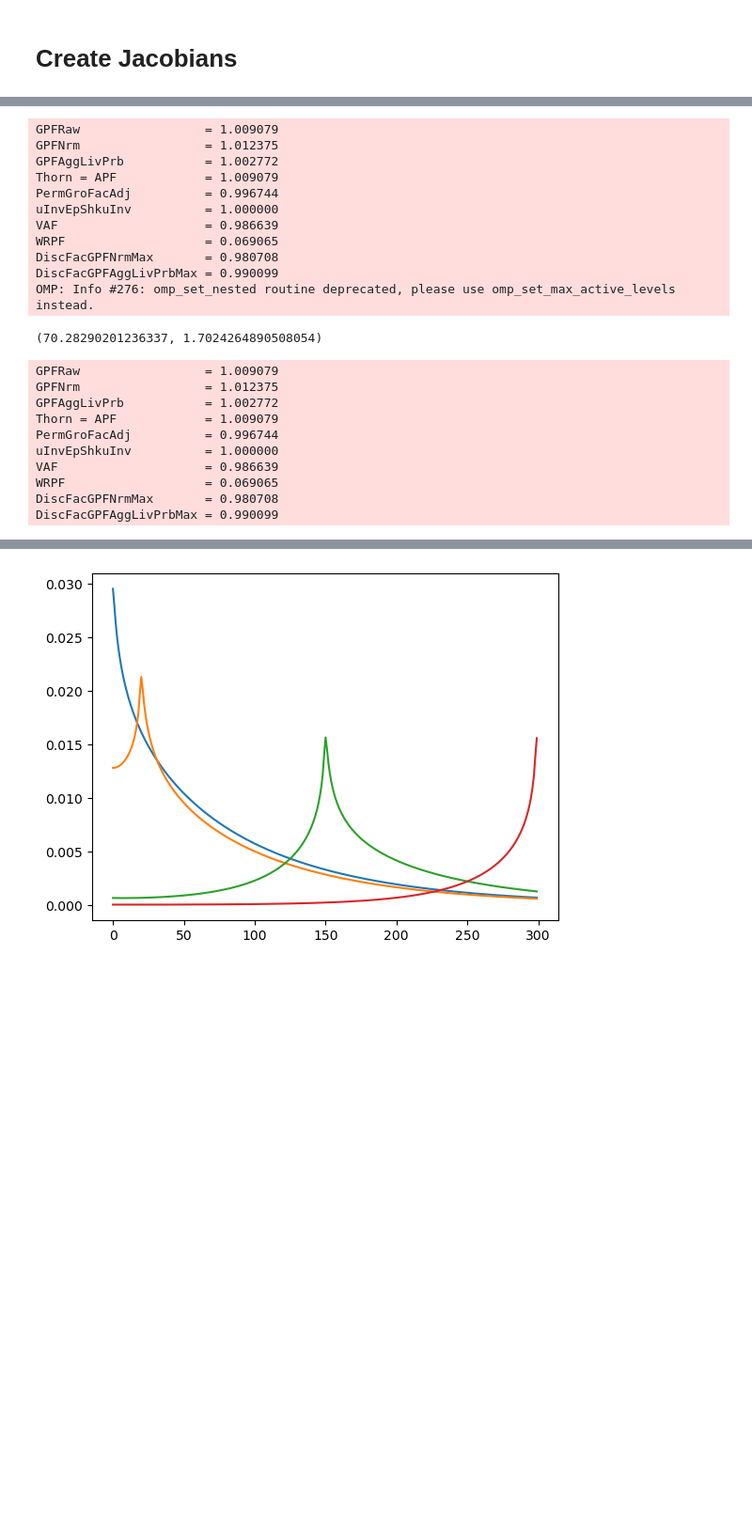
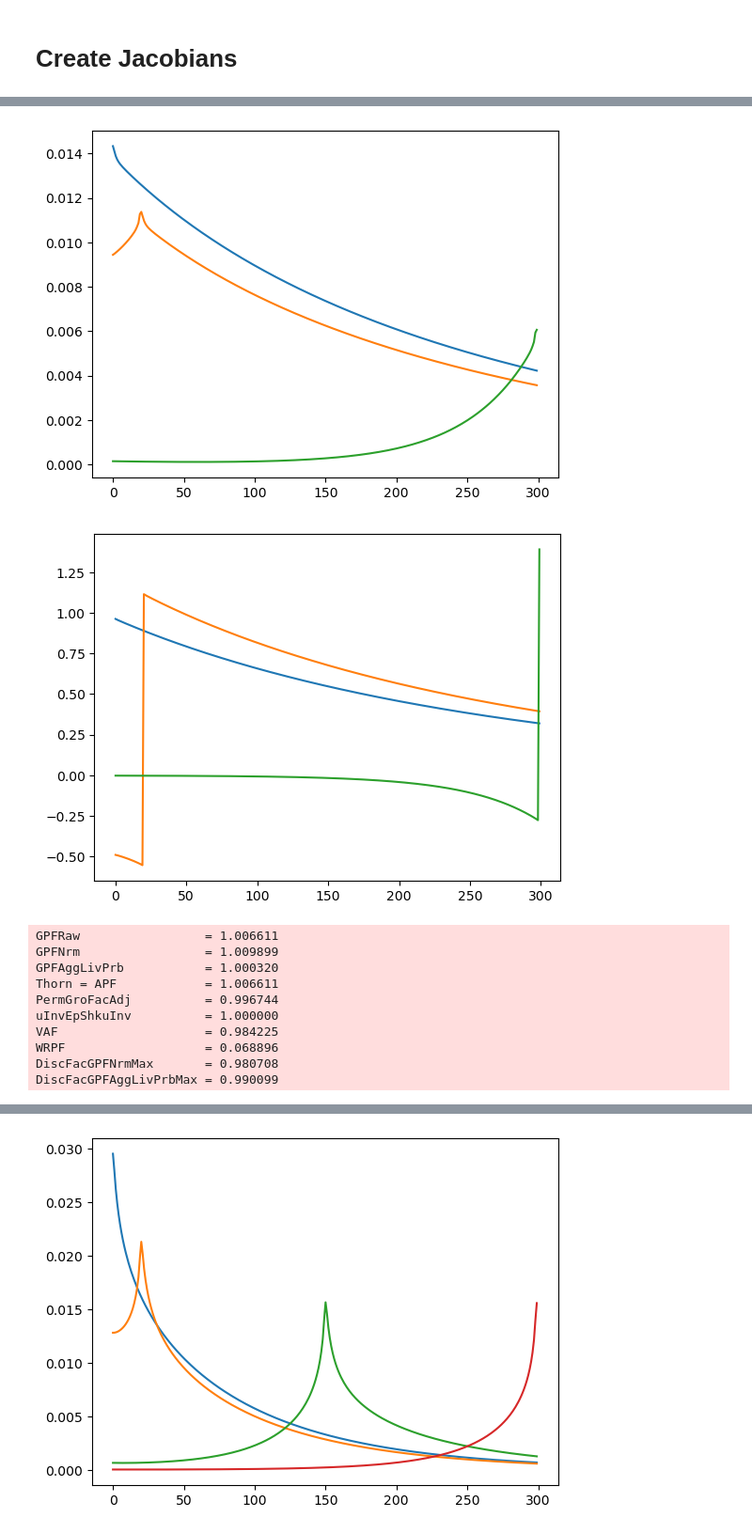
Before and after one commit to AMonninger/REMARK-ECB, a Jupyter notebook: code/python/IndShockConsumerType_DiscRate-12_15_2022.ipynb, the cells around one changed output, grey strips where cells are left out. Shown at 94% size. Saved outputs shown, nothing was run; the diff lists cells and outputs as text; code cells hidden in the pictures; blank space fills up the shorter version.

```diff
--- a/code/python/IndShockConsumerType_DiscRate-12_15_2022.ipynb
+++ b/code/python/IndShockConsumerType_DiscRate-12_15_2022.ipynb
@@ -495,3 +495,6 @@ plt.show(block=False)
 # %%
 cstwMPC_calibrated_parameters['DiscFac'] = DiscFac_dstn[6]
 Agent_7 = IndShockConsumerType(**cstwMPC_calibrated_parameters, verbose = True)
+Agent_7.compute_steady_state()
+CJAC_labor_7, AJAC_labor_7= Agent_7.calc_jacobian('labor',T)
+CJAC_Rfree_7, AJAC_Rfree_7= Agent_7.calc_jacobian('Rfree',T)
@@ -498,32 +512,30 @@ Agent_7 = IndShockConsumerType(**cstwMPC_calibrated_parameters, verbose = True)
-# %%
-Agent_7.compute_steady_state()
-# %% [output]
-GPFRaw                 = 1.009079
-GPFNrm                 = 1.012375
-GPFAggLivPrb           = 1.002772
-Thorn = APF            = 1.009079
-PermGroFacAdj          = 0.996744
-uInvEpShkuInv          = 1.000000
-VAF                    = 0.986639
-WRPF                   = 0.069065
-DiscFacGPFNrmMax       = 0.980708
-DiscFacGPFAggLivPrbMax = 0.990099
-OMP: Info #276: omp_set_nested routine deprecated, please use omp_set_max_active_levels instead.
-(70.28290201236337, 1.7024264890508054)
+# %%
+plt.plot(CJAC_labor_7.T[0])
+plt.plot(CJAC_labor_7.T[20])
+plt.plot(CJAC_labor_7.T[-1])
+plt.show()
+plt.plot(CJAC_Rfree_7.T[0])
+plt.plot(CJAC_Rfree_7.T[20])
+plt.plot(CJAC_Rfree_7.T[-1])
+plt.show()
+# %% [output]
+[figure, added]
+[figure, added]
 # %%
-cstwMPC_calibrated_parameters['DiscFac'] = DiscFac_dstn[6]
-Agent_7_labor = IndShockConsumerType(**cstwMPC_calibrated_parameters, verbose = True)
-Agent_7_labor.compute_steady_state()
-CJAC_labor_7, AJACR_labor_7= Agent_7_labor.calc_jacobian('labor',T)
+cstwMPC_calibrated_parameters['DiscFac'] = DiscFac_dstn[5]
+Agent_6 = IndShockConsumerType(**cstwMPC_calibrated_parameters, verbose = True)
+Agent_6.compute_steady_state()
+CJAC_labor_6, AJAC_labor_6 = Agent_6.calc_jacobian('labor',T)
+CJAC_Rfree_6, AJAC_Rfree_6 = Agent_6.calc_jacobian('Rfree',T)
 # %% [output]
-GPFRaw                 = 1.009079
-GPFNrm                 = 1.012375
-GPFAggLivPrb           = 1.002772
-Thorn = APF            = 1.009079
+GPFRaw                 = 1.006611
+GPFNrm                 = 1.009899
+GPFAggLivPrb           = 1.000320
+Thorn = APF            = 1.006611
 PermGroFacAdj          = 0.996744
 uInvEpShkuInv          = 1.000000
-VAF                    = 0.986639
-WRPF                   = 0.069065
+VAF                    = 0.984225
+WRPF                   = 0.068896
 DiscFacGPFNrmMax       = 0.980708
 DiscFacGPFAggLivPrbMax = 0.990099
 # %%
```
Also changed, not shown: parts of 80 cells of this notebook, 29 other files.
